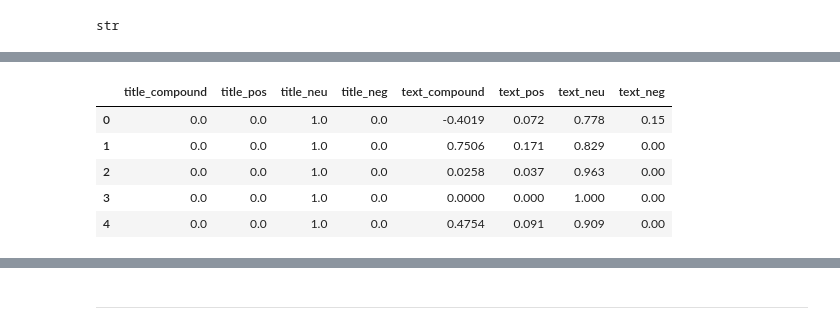
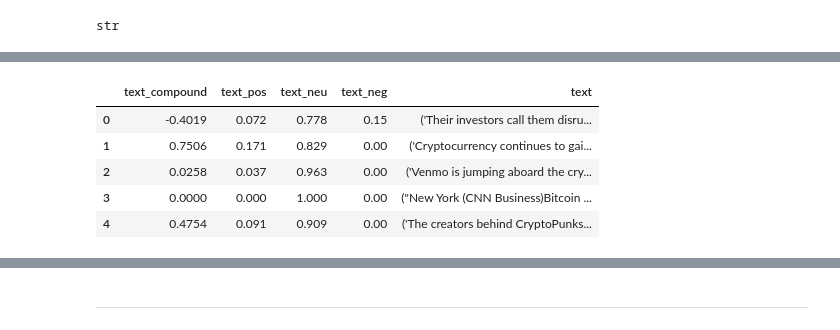
Before and after one commit to dredUW/NLP, a Jupyter notebook: crypto_sentiment_DR.ipynb, the cells around one changed output, grey strips where cells are left out. Saved outputs shown, nothing was run; the diff lists cells and outputs as text; code cells hidden in the pictures.

```diff
--- a/crypto_sentiment_DR.ipynb
+++ b/crypto_sentiment_DR.ipynb
@@ -170,53 +151,36 @@ ethereum_enc_df.head()
 | 4 | ('CryptoPunks maker Larva Labs la... | ('The creators behind CryptoPunks... | ('The creators behind CryptoPunks... | 2021-05-03 | en |
 # %%
 # Create the Ethereum sentiment scores DataFrame
-
-ethereum_title_sent = {
-    "title_compound": [],
-    "title_pos": [],
-    "title_neu": [],
-    "title_neg": [],
-    }
 
 ethereum_text_sent = {
     "text_compound": [],
     "text_pos": [],
     "text_neu": [],
     "text_neg": [],
 
 }
 
 for index, row in ethereum_enc_df.iterrows():
     try:
-        title_sentiment = analyzer.polarity_scores(row["title"])
-        ethereum_title_sent["title_compound"].append(title_sentiment["compound"])
-        ethereum_title_sent["title_pos"].append(title_sentiment["pos"])
-        ethereum_title_sent["title_neu"].append(title_sentiment["neu"])
-        ethereum_title_sent["title_neg"].append(title_sentiment["neg"])
-
         text_sentiment = analyzer.polarity_scores(row["text"])
         ethereum_text_sent["text_compound"].append(text_sentiment["compound"])
         ethereum_text_sent["text_pos"].append(text_sentiment["pos"])
         ethereum_text_sent["text_neu"].append(text_sentiment["neu"])
         ethereum_text_sent["text_neg"].append(text_sentiment["neg"])
 
     except AttributeError:
         pass
 
-ethereum_title_sentiment_df = pd.DataFrame(ethereum_title_sent)
-ethereum_text_sentiment_df = pd.DataFrame(ethereum_text_sent)
-ethereum_sentiment_df = ethereum_title_sentiment_df.join(ethereum_text_sentiment_df)
-#display(ethereum_title_sentiment_df)
-
-#display(bitcoin_text_sentiment_df)
+ethereum_sentiment_df = pd.DataFrame(ethereum_text_sent)
+ethereum_sentiment_df = ethereum_sentiment_df.join(ethereum_enc_df['text'])
 ethereum_sentiment_df.head()
 # %% [output]
-|  | title_compound | title_pos | title_neu | title_neg | text_compound | text_pos | text_neu | text_neg |
-| 0 | 0.0 | 0.0 | 1.0 | 0.0 | -0.4019 | 0.072 | 0.778 | 0.15 |
-| 1 | 0.0 | 0.0 | 1.0 | 0.0 | 0.7506 | 0.171 | 0.829 | 0.00 |
-| 2 | 0.0 | 0.0 | 1.0 | 0.0 | 0.0258 | 0.037 | 0.963 | 0.00 |
-| 3 | 0.0 | 0.0 | 1.0 | 0.0 | 0.0000 | 0.000 | 1.000 | 0.00 |
-| 4 | 0.0 | 0.0 | 1.0 | 0.0 | 0.4754 | 0.091 | 0.909 | 0.00 |
+|  | text_compound | text_pos | text_neu | text_neg | text |
+| 0 | -0.4019 | 0.072 | 0.778 | 0.15 | ('Their investors call them disru... |
+| 1 | 0.7506 | 0.171 | 0.829 | 0.00 | ('Cryptocurrency continues to gai... |
+| 2 | 0.0258 | 0.037 | 0.963 | 0.00 | ('Venmo is jumping aboard the cry... |
+| 3 | 0.0000 | 0.000 | 1.000 | 0.00 | ("New York (CNN Business)Bitcoin ... |
+| 4 | 0.4754 | 0.091 | 0.909 | 0.00 | ('The creators behind CryptoPunks... |
 # %%
 # Describe the Bitcoin Sentiment
 bitcoin_sentiment_df.describe()
```
Also changed, not shown: parts of 31 cells of this notebook.
